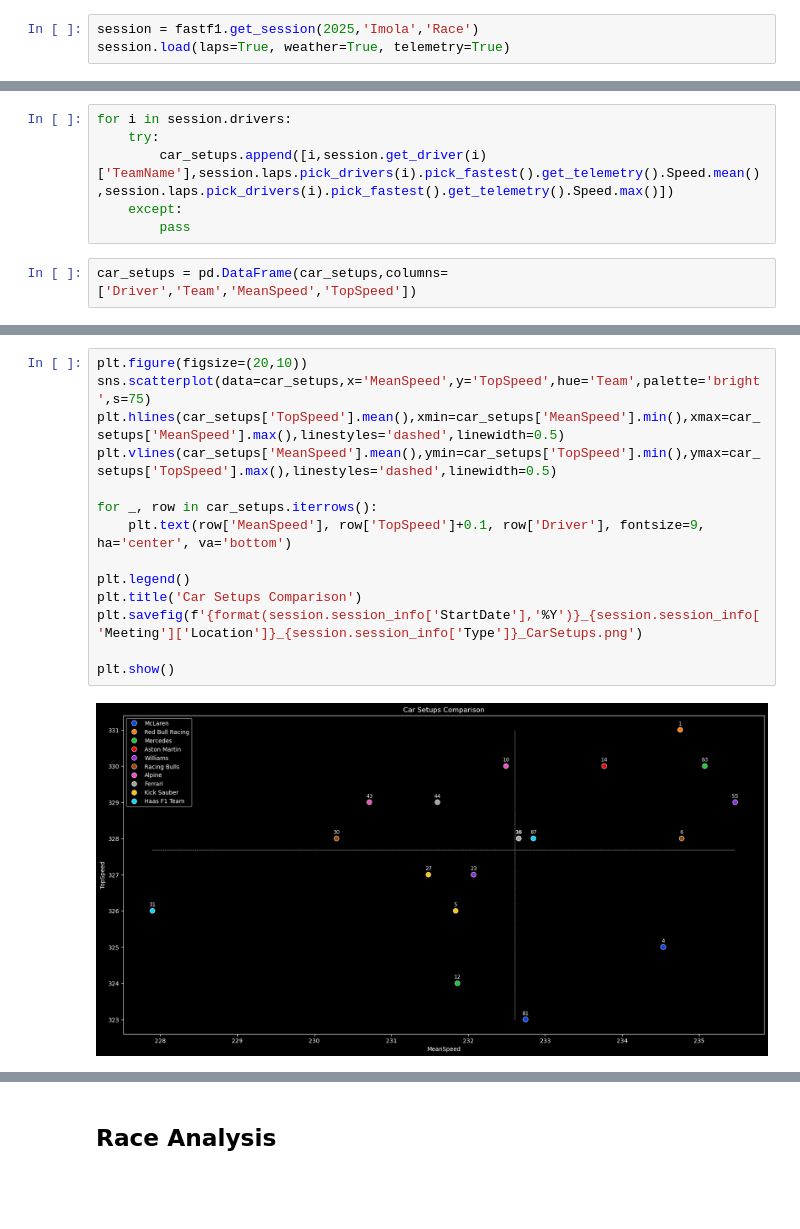
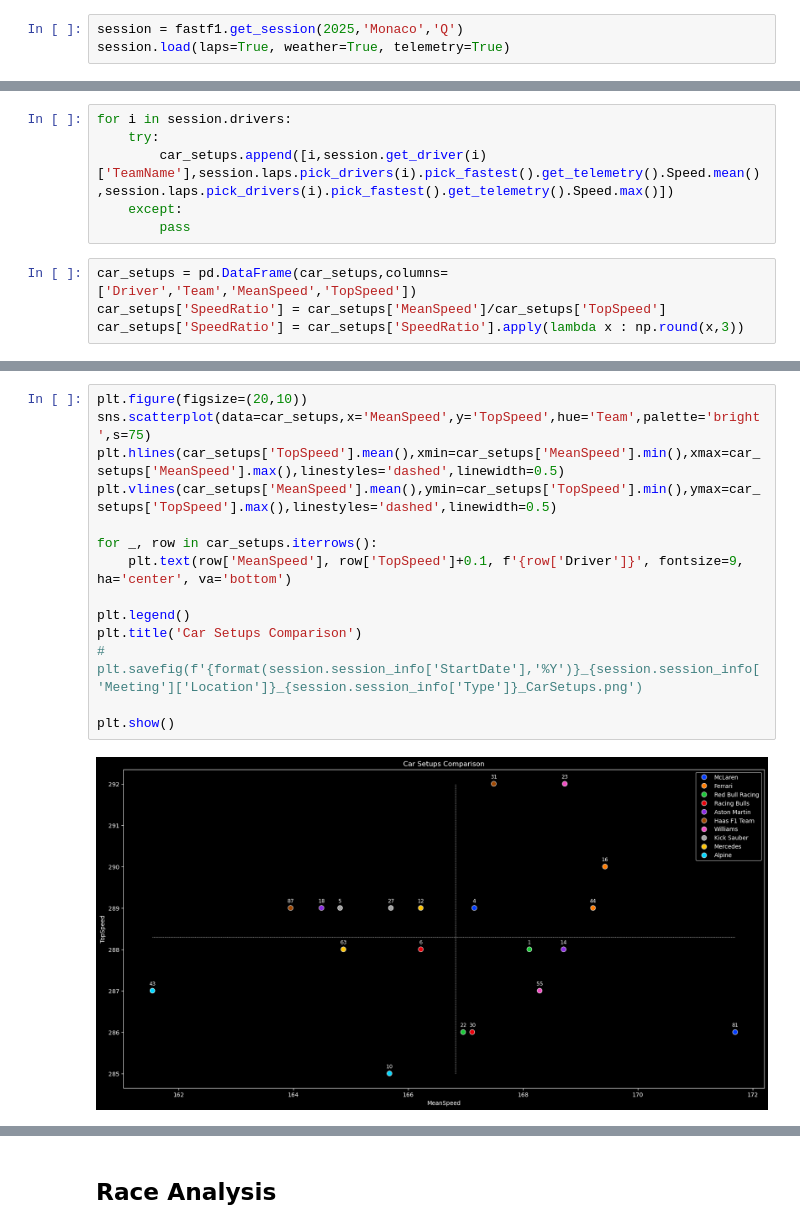
Before and after one commit to Sanket-g-75/F1_Analysis, a Jupyter notebook: code.ipynb, the cells around one changed output, grey strips where cells are left out. Saved outputs shown, nothing was run; the diff lists cells and outputs as text; blank space fills up the shorter version.

```diff
--- a/code.ipynb
+++ b/code.ipynb
@@ -16,6 +20,6 @@ import fastf1.plotting
 # %% [markdown]
 ## Data
 # %%
-session = fastf1.get_session(2025,'Imola','Race')
+session = fastf1.get_session(2025,'Monaco','Q')
 session.load(laps=True, weather=True, telemetry=True)
 # %% [output]
@@ -117,3 +145,5 @@ for i in session.drivers:
         pass
 # %%
 car_setups = pd.DataFrame(car_setups,columns=['Driver','Team','MeanSpeed','TopSpeed'])
+car_setups['SpeedRatio'] = car_setups['MeanSpeed']/car_setups['TopSpeed']
+car_setups['SpeedRatio'] = car_setups['SpeedRatio'].apply(lambda x : np.round(x,3))
@@ -140,16 +150,16 @@ car_setups
 # %%
 plt.figure(figsize=(20,10))
 sns.scatterplot(data=car_setups,x='MeanSpeed',y='TopSpeed',hue='Team',palette='bright',s=75)
 plt.hlines(car_setups['TopSpeed'].mean(),xmin=car_setups['MeanSpeed'].min(),xmax=car_setups['MeanSpeed'].max(),linestyles='dashed',linewidth=0.5)
 plt.vlines(car_setups['MeanSpeed'].mean(),ymin=car_setups['TopSpeed'].min(),ymax=car_setups['TopSpeed'].max(),linestyles='dashed',linewidth=0.5)
 
 for _, row in car_setups.iterrows():
-    plt.text(row['MeanSpeed'], row['TopSpeed']+0.1, row['Driver'], fontsize=9, ha='center', va='bottom')
+    plt.text(row['MeanSpeed'], row['TopSpeed']+0.1, f'{row['Driver']}', fontsize=9, ha='center', va='bottom')
 
 plt.legend()
 plt.title('Car Setups Comparison')
-plt.savefig(f'{format(session.session_info['StartDate'],'%Y')}_{session.session_info['Meeting']['Location']}_{session.session_info['Type']}_CarSetups.png')
+# plt.savefig(f'{format(session.session_info['StartDate'],'%Y')}_{session.session_info['Meeting']['Location']}_{session.session_info['Type']}_CarSetups.png')
 
 plt.show()
 # %% [output]
-[figure, old version]
+[figure, new version]
```
Also changed, not shown: parts of 13 cells of this notebook, 2 other files.
